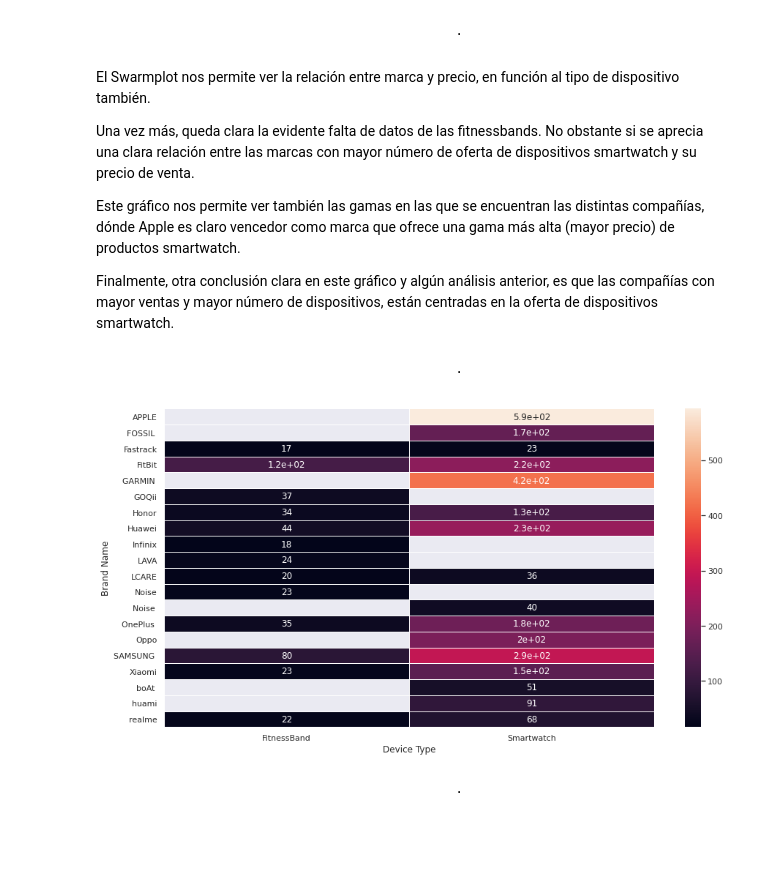
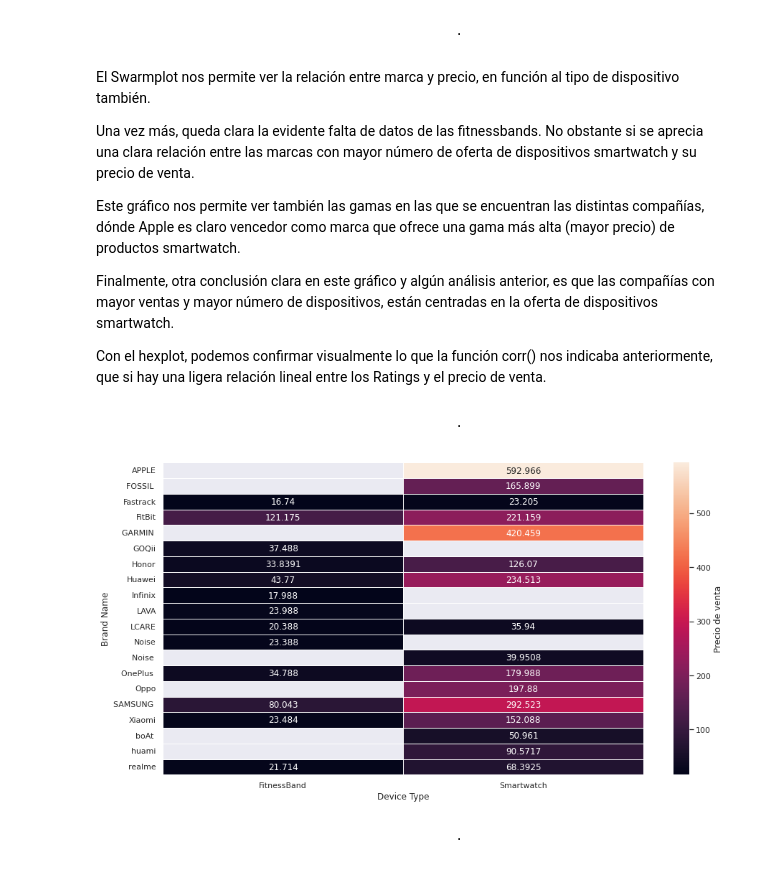
Before and after one commit to AlvaroSimonMerino/TrainingPython, a Jupyter notebook: 01_Python/01_PracticaPython/02_Codigo/PracticaPython_POCD.ipynb, the cells around one changed output. Cells and saved outputs as stored; diff of their text form; code cells hidden in the pictures; blank space fills up the shorter version.

```diff
--- a/01_Python/01_PracticaPython/02_Codigo/PracticaPython_POCD.ipynb
+++ b/01_Python/01_PracticaPython/02_Codigo/PracticaPython_POCD.ipynb
@@ -892,16 +919,19 @@ Una vez más, queda clara la evidente falta de datos de las fitnessbands. No obs
 Este gráfico nos permite ver también las gamas en las que se encuentran las distintas compañías, dónde Apple es claro vencedor como marca que ofrece una gama más alta (mayor precio) de productos smartwatch.
 
 Finalmente, otra conclusión clara en este gráfico y algún análisis anterior, es que las compañías con mayor ventas y mayor número de dispositivos, están centradas en la oferta de dispositivos smartwatch.
+
+
+Con el hexplot, podemos confirmar visualmente lo que la función corr() nos indicaba anteriormente, que si hay una ligera relación lineal entre los Ratings y el precio de venta.
 # %% [markdown]
                                                 .
 # %%
-# Y finalmente un heatmap
+# Y como último gráfico, un heatmap relacionando las variables: marca, precio de venta y tipo de dispositivo
 heatmap = plt.subplots(figsize=(15, 8))
-heatmap_df = fitness_df.pivot_table(values='Selling Price', index=['Brand Name'],
+heatmap = fitness_df.pivot_table(values='Selling Price', index=['Brand Name'],
                        columns='Device Type')
-heatmap = sns.heatmap(heatmap_df, annot=True, linewidths=.5)
+heatmap = sns.heatmap(heatmap, annot=True, linewidths=.5, fmt='g',cbar_kws={'label': 'Precio de venta'})
 # %% [output]
-[figure, old version]
+[figure, new version]
 # %% [markdown]
                                                 .
 # %% [markdown]
```
Also changed, not shown: parts of 42 cells of this notebook.
